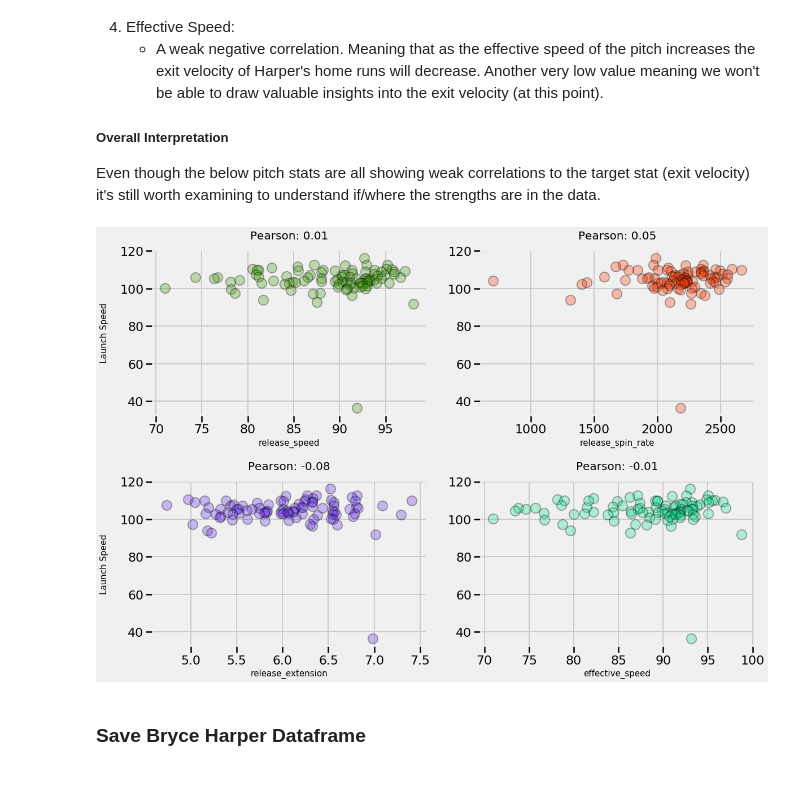
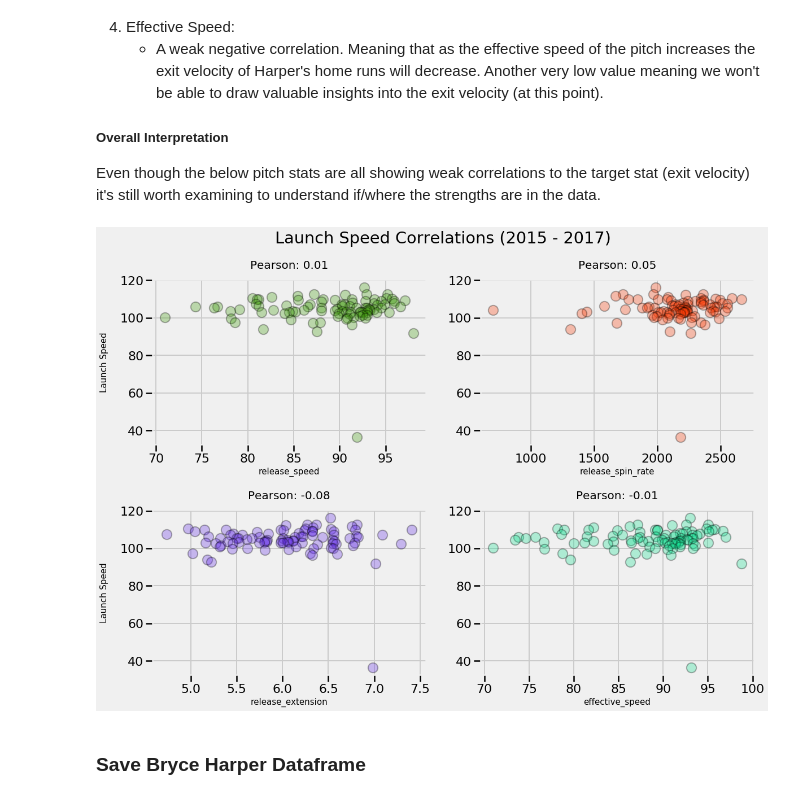
Before and after one commit to datanelson518/Bryce-Harper-Home-Run-Review, a Jupyter notebook: notebooks/01-BryceHarper_ScoutingReport.ipynb, the cells around one changed output. Cells and saved outputs as stored; diff of their text form; code cells hidden in the pictures.

Commit message:
image updates

```diff
--- a/notebooks/01-BryceHarper_ScoutingReport.ipynb
+++ b/notebooks/01-BryceHarper_ScoutingReport.ipynb
@@ -376,36 +376,38 @@ Even though the below pitch stats are all showing weak correlations to the targe
 # %%
 fig, ax = plt.subplots(nrows=2, ncols=2, figsize=(17,12))
 fig.subplots_adjust(hspace=.4)
+
+fig.suptitle('Launch Speed Correlations (2015 - 2017)')
 
 ax=ax.flatten()
 
 cols = ['release_speed',
         'release_spin_rate',
         'release_extension',
         'effective_speed']
 
 colors=['#3f9b0b',
         '#fd3c06',
         '#632de9',
         '#12e193',
         '#fcb001',
         '#49759c',
         '#3b638c',
         '#21fc0d',
         '#98568d']
 
 j=0
 for i in ax:
     if j==0 or j==2:
         i.set_ylabel('Launch Speed', fontsize=15, labelpad=20)
     i.scatter(harper_df[cols[j]], harper_df['launch_speed'],  alpha=0.3, color=colors[j], s=300, edgecolors='k')
     i.set_xlabel(cols[j], fontsize=15, labelpad=5)
     i.set_title(f'Pearson: {harper_df.corr().loc[cols[j]]["launch_speed"].round(2)}', pad=20, fontsize=20)
     j+=1
 
 plt.savefig('../plots/launch_speed_correlations_final.png')
 # %% [output]
-[figure, old version]
+[figure, new version]
 # %% [markdown]
 ### Save Bryce Harper Dataframe
 # %%
```
Also changed, not shown: 2 other files.
